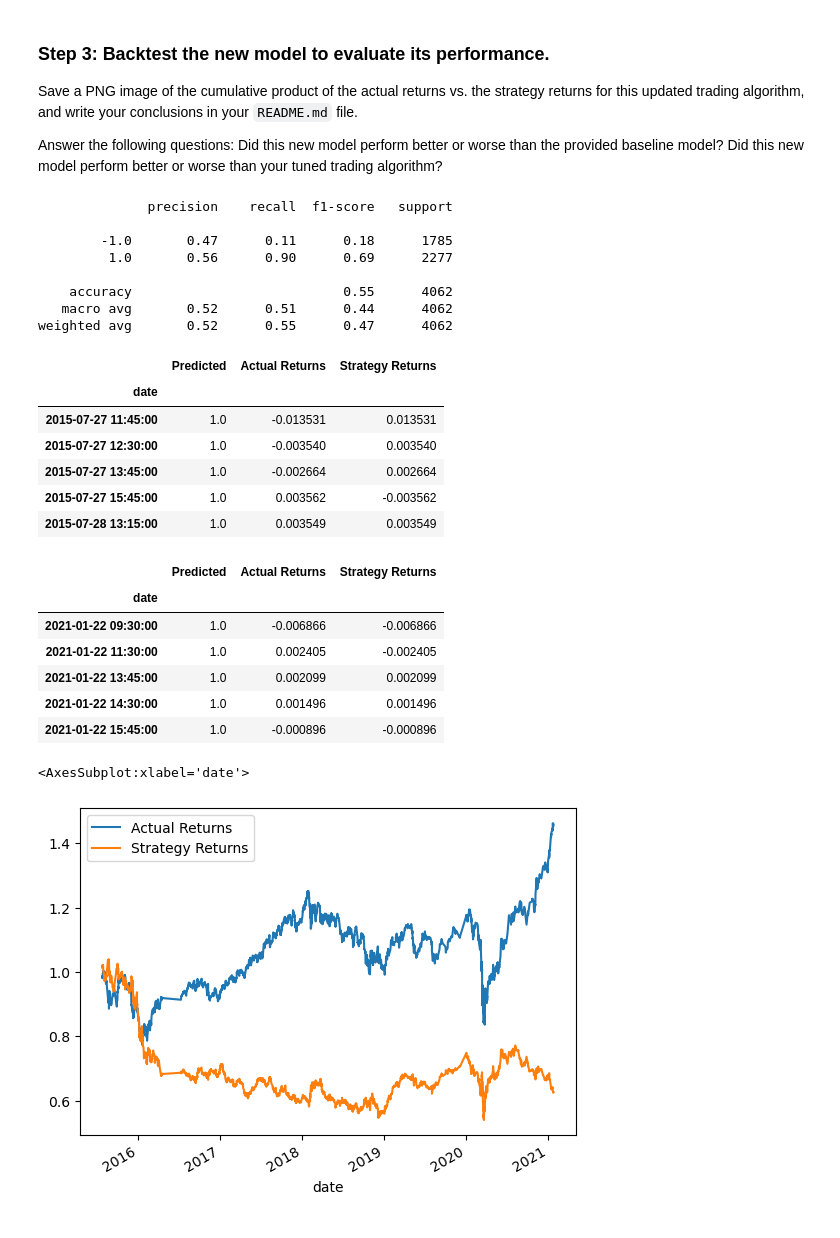
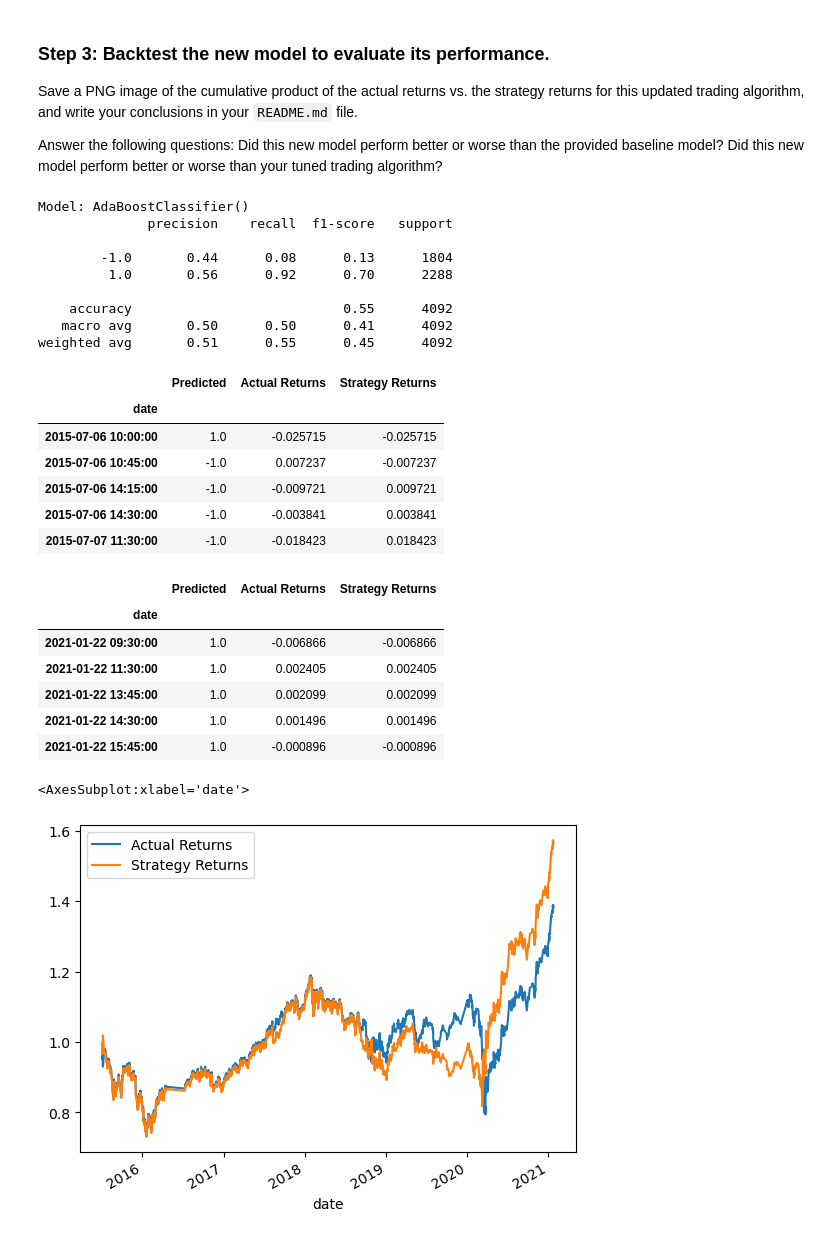
Before and after one commit to LourdesDB/machine_learning_trading_bot, a Jupyter notebook: machine_learning_trading_bot.ipynb, the cells around one changed output. Saved outputs shown, nothing was run; the diff lists cells and outputs as text; code cells hidden in the pictures.

```diff
--- a/machine_learning_trading_bot.ipynb
+++ b/machine_learning_trading_bot.ipynb
@@ -499,7 +684,11 @@ In this section, you’ll use the original parameters that the starter code prov
 ### Step 1:  Import a new classifier, such as `AdaBoost`, `DecisionTreeClassifier`, or `LogisticRegression`. (For the full list of classifiers, refer to the [Supervised learning page](https://scikit-learn.org/stable/supervised_learning.html) in the scikit-learn documentation.)
 # %%
 # Import a new classifier from SKLearn
-from sklearn.linear_model import LogisticRegression
+#from sklearn.linear_model import LogisticRegression
+#from sklearn.tree import DecisionTreeClassifier
+from sklearn.ensemble import AdaBoostClassifier
 
 # Initiate the model instance
-model = LogisticRegression()
+#model = LogisticRegression()
+#model = DecisionTreeClassifier()
+model = AdaBoostClassifier()
@@ -529,52 +797,54 @@ Did this new model perform better or worse than your tuned trading algorithm?
 test_report = classification_report(y_test, pred)
 
 # Print the classification report
+print(f"Model: {model}")
 print(test_report)
 # %% [output]
+Model: AdaBoostClassifier()
               precision    recall  f1-score   support
 
-        -1.0       0.47      0.11      0.18      1785
-         1.0       0.56      0.90      0.69      2277
+        -1.0       0.44      0.08      0.13      1804
+         1.0       0.56      0.92      0.70      2288
 
-    accuracy                           0.55      4062
-   macro avg       0.52      0.51      0.44      4062
-weighted avg       0.52      0.55      0.47      4062
+    accuracy                           0.55      4092
+   macro avg       0.50      0.50      0.41      4092
+weighted avg       0.51      0.55      0.45      4092
 # %%
 # Create a new empty predictions DataFrame.
 
 # Create a predictions DataFrame
-predictions_df_v2 = pd.DataFrame(index=X_test.index)
+predictions_df = pd.DataFrame(index=X_test.index)
 
-# Add the SVM model predictions to the DataFrame
-predictions_df_v2['Predicted'] = pred
+# Add the new model predictions to the DataFrame
+predictions_df['Predicted'] = pred
 
 # Add the actual returns to the DataFrame
-predictions_df_v2['Actual Returns'] = signals_df_v2['Actual Returns']
+predictions_df['Actual Returns'] = signals_df['Actual Returns']
 
 # Add the strategy returns to the DataFrame
-predictions_df_v2['Strategy Returns'] = signals_df_v2['Strategy Returns']
+predictions_df['Strategy Returns'] = signals_df['Actual Returns'] * predictions_df['Predicted']
 
 # Review the DataFrame
-display(predictions_df_v2.head())
-display(predictions_df_v2.tail())
+display(predictions_df.head())
+display(predictions_df.tail())
 # %% [output]
 |  | Predicted | Actual Returns | Strategy Returns |
 | date |  |  |  |
-| 2015-07-27 11:45:00 | 1.0 | -0.013531 | 0.013531 |
-| 2015-07-27 12:30:00 | 1.0 | -0.003540 | 0.003540 |
-| 2015-07-27 13:45:00 | 1.0 | -0.002664 | 0.002664 |
-| 2015-07-27 15:45:00 | 1.0 | 0.003562 | -0.003562 |
-| 2015-07-28 13:15:00 | 1.0 | 0.003549 | 0.003549 |
+| 2015-07-06 10:00:00 | 1.0 | -0.025715 | -0.025715 |
+| 2015-07-06 10:45:00 | -1.0 | 0.007237 | -0.007237 |
+| 2015-07-06 14:15:00 | -1.0 | -0.009721 | 0.009721 |
+| 2015-07-06 14:30:00 | -1.0 | -0.003841 | 0.003841 |
+| 2015-07-07 11:30:00 | -1.0 | -0.018423 | 0.018423 |
 |  | Predicted | Actual Returns | Strategy Returns |
 | date |  |  |  |
 | 2021-01-22 09:30:00 | 1.0 | -0.006866 | -0.006866 |
-| 2021-01-22 11:30:00 | 1.0 | 0.002405 | -0.002405 |
+| 2021-01-22 11:30:00 | 1.0 | 0.002405 | 0.002405 |
 | 2021-01-22 13:45:00 | 1.0 | 0.002099 | 0.002099 |
 | 2021-01-22 14:30:00 | 1.0 | 0.001496 | 0.001496 |
 | 2021-01-22 15:45:00 | 1.0 | -0.000896 | -0.000896 |
 # %%
 # Plot the actual returns versus the strategy returns
-(1 + predictions_df_v2[['Actual Returns','Strategy Returns']]).cumprod().plot()
+(1 + predictions_df[['Actual Returns','Strategy Returns']]).cumprod().plot()
 # %% [output]
 <AxesSubplot:xlabel='date'>
-[figure, old version]
+[figure, new version]
```
Also changed, not shown: parts of 12 cells of this notebook, 9 other files.
